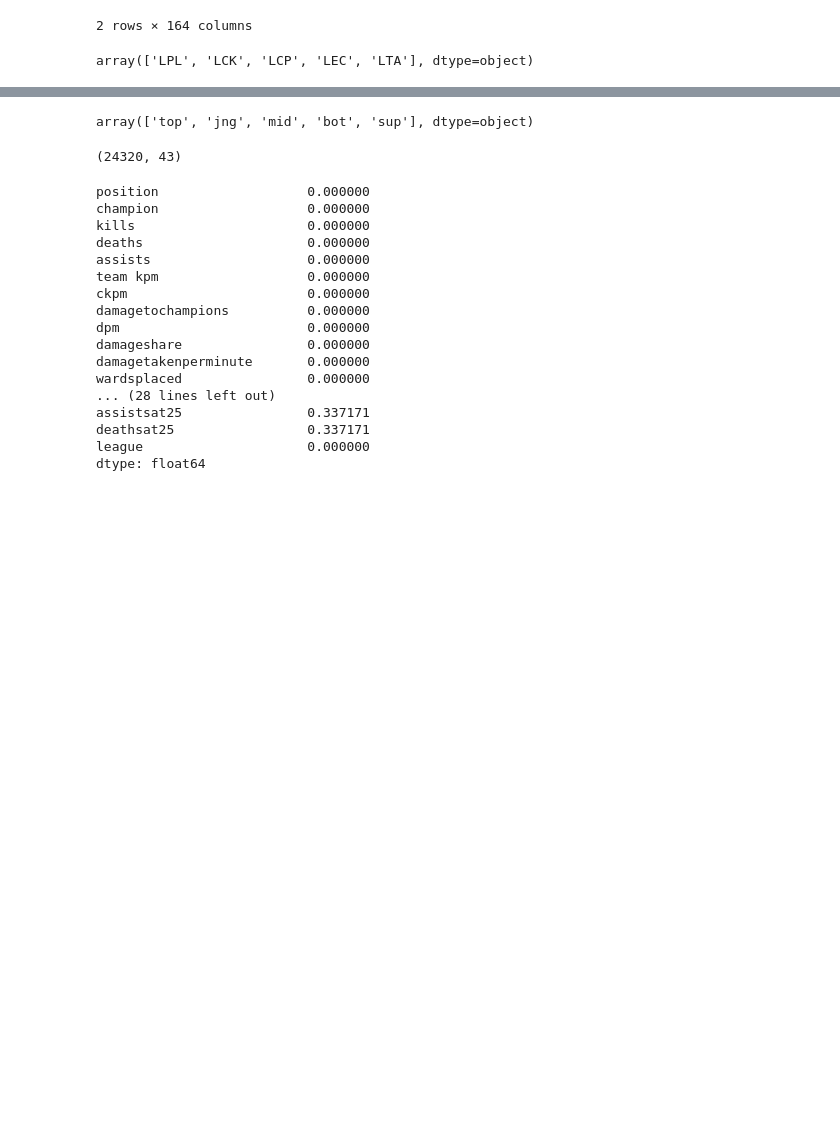
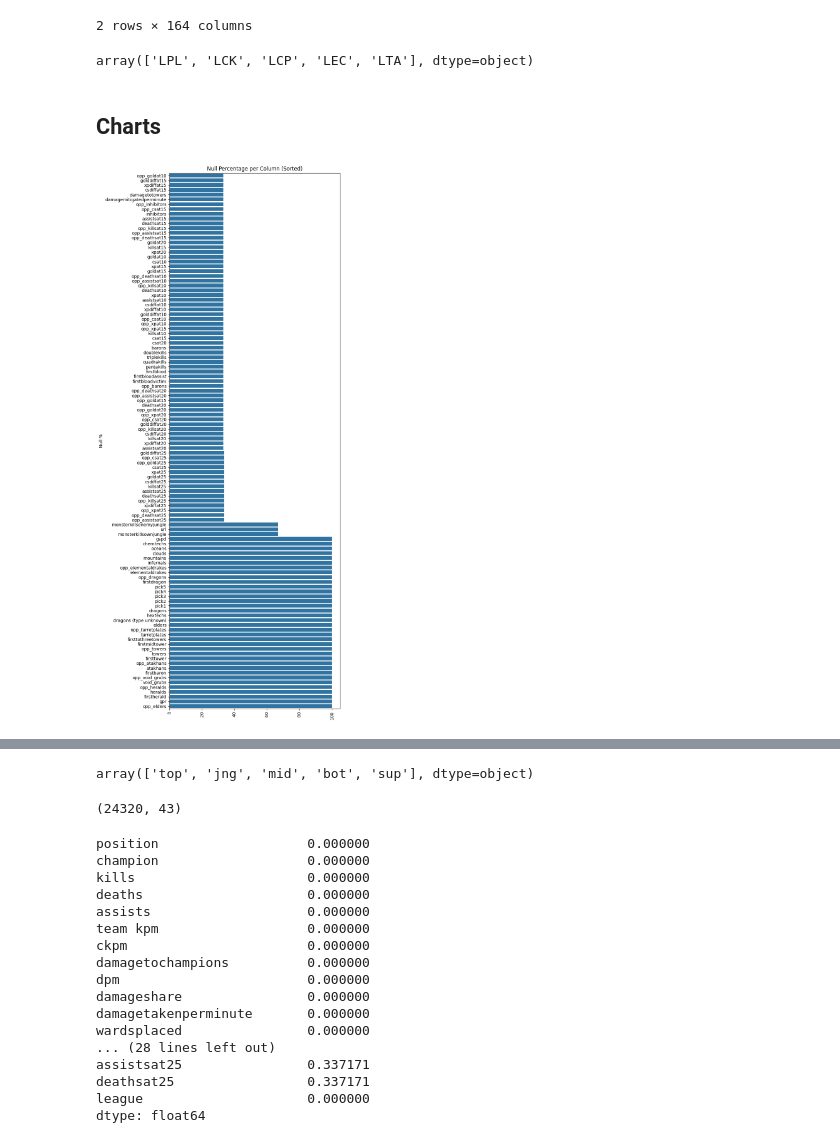
Before and after one commit to maxxyhc/Predicitng-region-of-LOL, a Jupyter notebook: assignment2_tests.ipynb, the cells around one changed output, grey strips where cells are left out. Drawn from its saved outputs; the diff is of its cells as text; code cells hidden in the pictures; blank space fills up the shorter version.

Commit message:
charts added

```diff
--- a/assignment2_tests.ipynb
+++ b/assignment2_tests.ipynb
@@ -179,3 +194,21 @@ X_cols = ['position', 'champion', 'kills', 'deaths', 'assists', 'team kpm', 'ckp
      'goldat15', 'xpat15', 'csat15','golddiffat15', 'xpdiffat15', 'csdiffat15',
     'killsat15', 'assistsat15', 'deathsat15', 'goldat25', 'xpat25', 'csat25','golddiffat25', 'xpdiffat25', 'csdiffat25',
     'killsat25', 'assistsat25', 'deathsat25']
+# %% [markdown]
+## Charts
+# %%
+#Plot each column’s NULL % (overall)
+threshold = 20  # 顯示 null > 20% 的欄位
+null_percent = major_league_data.isnull().mean() * 100
+filtered_null = null_percent[null_percent > threshold]
+sorted_null = filtered_null.sort_values()
+
+plt.figure(figsize=(8,18))
+sns.barplot(x=sorted_null.values, y=sorted_null.index)
+plt.xticks(rotation=90)
+plt.ylabel("Null %")
+plt.title("Null Percentage per Column (Sorted)")
+plt.tight_layout()
+plt.show()
+# %% [output]
+[figure, added]
```
Also changed, not shown: parts of 13 cells of this notebook, 2 other files.
